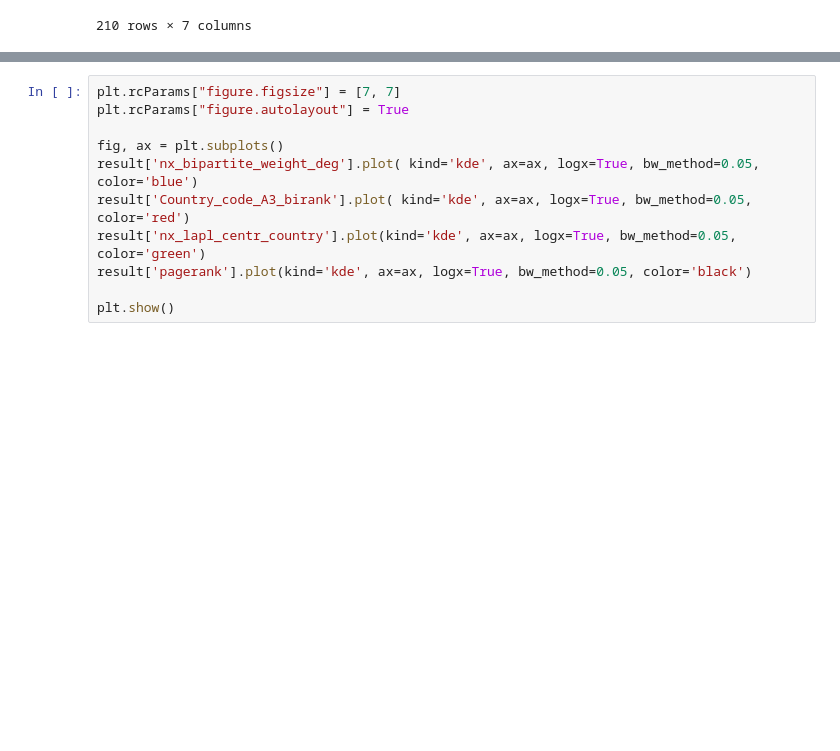
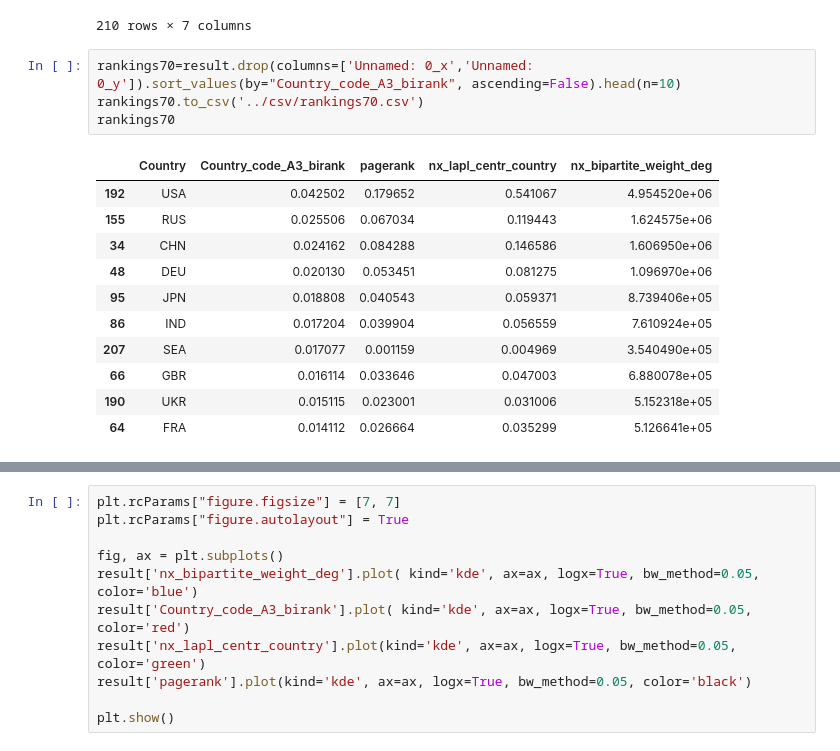
Before and after one commit to Salvadana/NetworkAnalysisProject, a Jupyter notebook: Networks/Networks.ipynb, the cells around one changed output, grey strips where cells are left out. Cells and saved outputs as stored; diff of their text form; blank space fills up the shorter version.

```diff
--- a/Networks/Networks.ipynb
+++ b/Networks/Networks.ipynb
@@ -166,3 +210,19 @@ result
 | 208 | 208 | FRO | 0.000764 | 208 | 0.000714 | 3.006874e-10 | ... |
 | 209 | 209 | GRL | 0.000760 | 209 | 0.000714 | 8.696396e-09 | ... |
 210 rows × 7 columns
+# %%
+rankings70=result.drop(columns=['Unnamed: 0_x','Unnamed: 0_y']).sort_values(by="Country_code_A3_birank", ascending=False).head(n=10)
+rankings70.to_csv('../csv/rankings70.csv')
+rankings70
+# %% [output]
+|  | Country | Country_code_A3_birank | pagerank | nx_lapl_centr_country | nx_bipartite_weight_deg |
+| 192 | USA | 0.042502 | 0.179652 | 0.541067 | 4.954520e+06 |
+| 155 | RUS | 0.025506 | 0.067034 | 0.119443 | 1.624575e+06 |
+| 34 | CHN | 0.024162 | 0.084288 | 0.146586 | 1.606950e+06 |
+| 48 | DEU | 0.020130 | 0.053451 | 0.081275 | 1.096970e+06 |
+| 95 | JPN | 0.018808 | 0.040543 | 0.059371 | 8.739406e+05 |
+| 86 | IND | 0.017204 | 0.039904 | 0.056559 | 7.610924e+05 |
+| 207 | SEA | 0.017077 | 0.001159 | 0.004969 | 3.540490e+05 |
+| 66 | GBR | 0.016114 | 0.033646 | 0.047003 | 6.880078e+05 |
+| 190 | UKR | 0.015115 | 0.023001 | 0.031006 | 5.152318e+05 |
+| 64 | FRA | 0.014112 | 0.026664 | 0.035299 | 5.126641e+05 |
```
Also changed, not shown: parts of 5 cells of this notebook, 16 other files.
